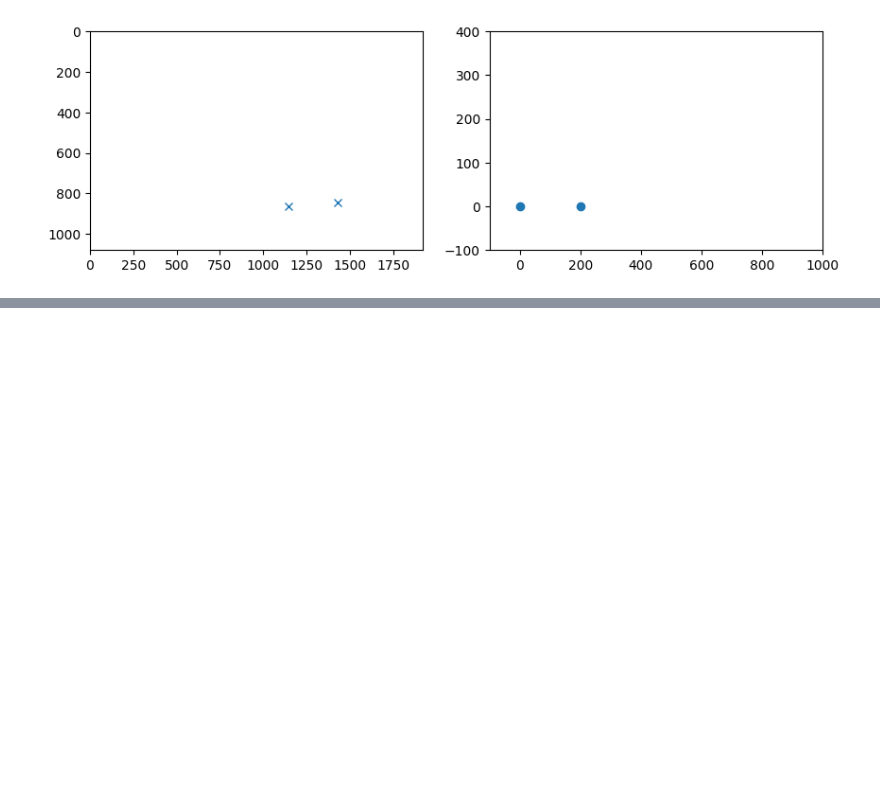
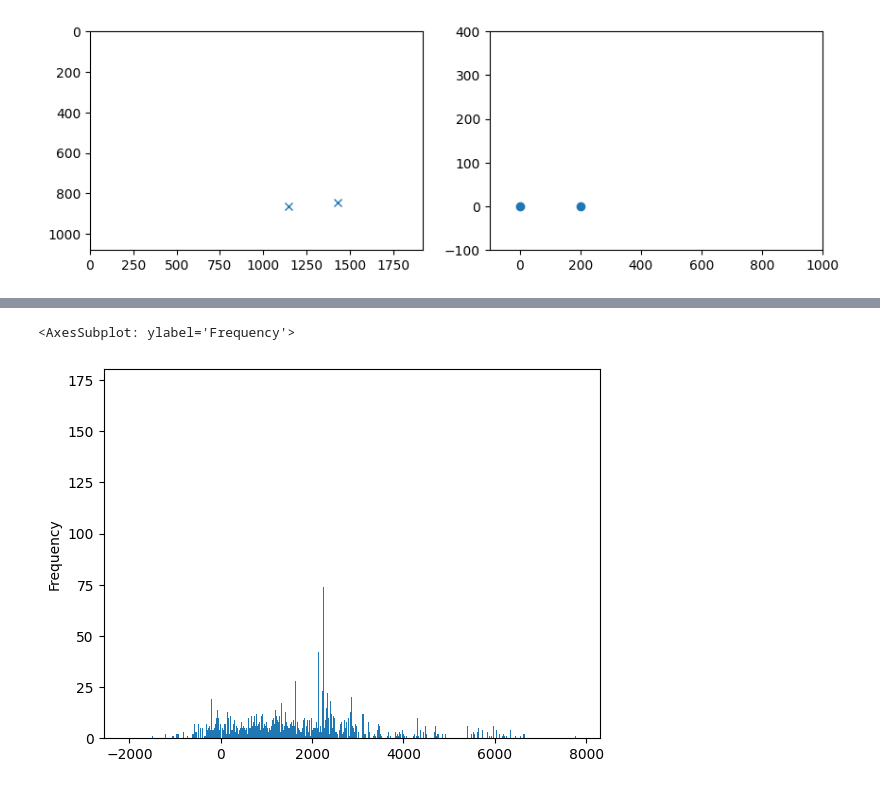
Before and after one commit to axpogroup/AXH-SonarFish, a Jupyter notebook: analysis/2_special_projects/HTU_ARIS_box_dot_tracking_task/4_validate_and_plot_detections.ipynb, the cells around one changed output, grey strips where cells are left out. Cells and saved outputs as stored; diff of their text form; code cells hidden in the pictures; blank space fills up the shorter version.

```diff
--- a/analysis/2_special_projects/HTU_ARIS_box_dot_tracking_task/4_validate_and_plot_detections.ipynb
+++ b/analysis/2_special_projects/HTU_ARIS_box_dot_tracking_task/4_validate_and_plot_detections.ipynb
@@ -406,0 +638,5 @@ plt.show()
+# %%
+df["x - Koordinate"].plot.hist(bins=df["x - Koordinate"].max() - df["x - Koordinate"].min())
+# %% [output]
+<AxesSubplot: ylabel='Frequency'>
+[figure, added]
```
Also changed, not shown: parts of 47 cells of this notebook, 1 other file.
